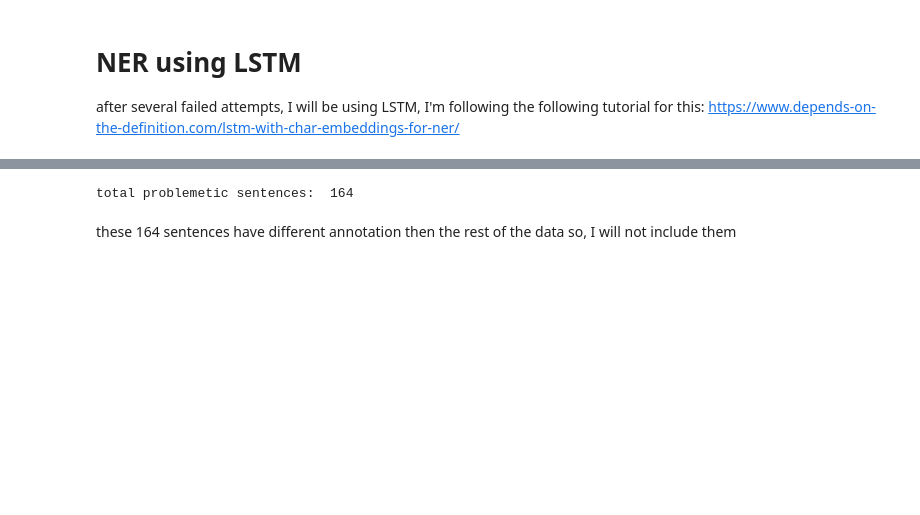
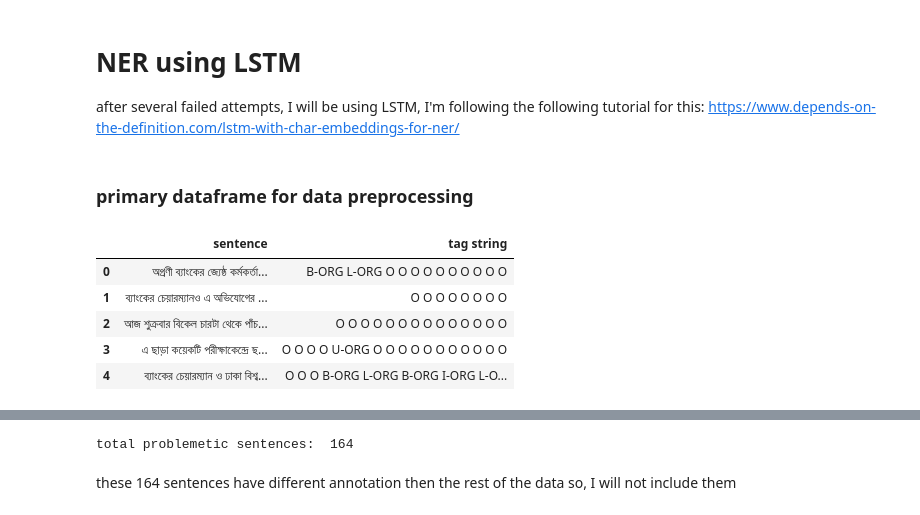
Before and after one commit to MdMonoar/NLP-NER-model-for-Bangla-language, a Jupyter notebook: S_NER_using_LSTM_3.s.ipynb, the cells around one changed output, grey strips where cells are left out. Drawn from its saved outputs; the diff is of its cells as text; code cells hidden in the pictures; blank space fills up the shorter version.

```diff
--- a/S_NER_using_LSTM_3.s.ipynb
+++ b/S_NER_using_LSTM_3.s.ipynb
@@ -26,3 +26,5 @@ for jsonl_string in jsonl_list:
   s_list.append(json_values[0])
   t_list.append(json_values[1])
   # print(jsonl_string)
+# %% [markdown]
+### primary dataframe for data preprocessing
@@ -28,0 +33,16 @@ for jsonl_string in jsonl_list:
+# %%
+dfp['sentence'] = s_list
+
+# converting the tag list into string
+t_string_list = [' '.join(tags) for tags in t_list]
+
+# dfp['tag'] = t_list
+dfp['tag string'] = t_string_list
+dfp.head()
+# %% [output]
+|  | sentence | tag string |
+| 0 | অগ্রণী ব্যাংকের জ্যেষ্ঠ কর্মকর্তা... | B-ORG L-ORG O O O O O O O O O O |
+| 1 | ব্যাংকের চেয়ারম্যানও এ অভিযোগের ... | O O O O O O O O |
+| 2 | আজ শুক্রবার বিকেল চারটা থেকে পাঁচ... | O O O O O O O O O O O O O O |
+| 3 | এ ছাড়া কয়েকটি পরীক্ষাকেন্দ্রে ছ... | O O O O U-ORG O O O O O O O O O O O |
+| 4 | ব্যাংকের চেয়ারম্যান ও ঢাকা বিশ্ব... | O O O B-ORG L-ORG B-ORG I-ORG L-O... |
```
Also changed, not shown: parts of 16 cells of this notebook.
